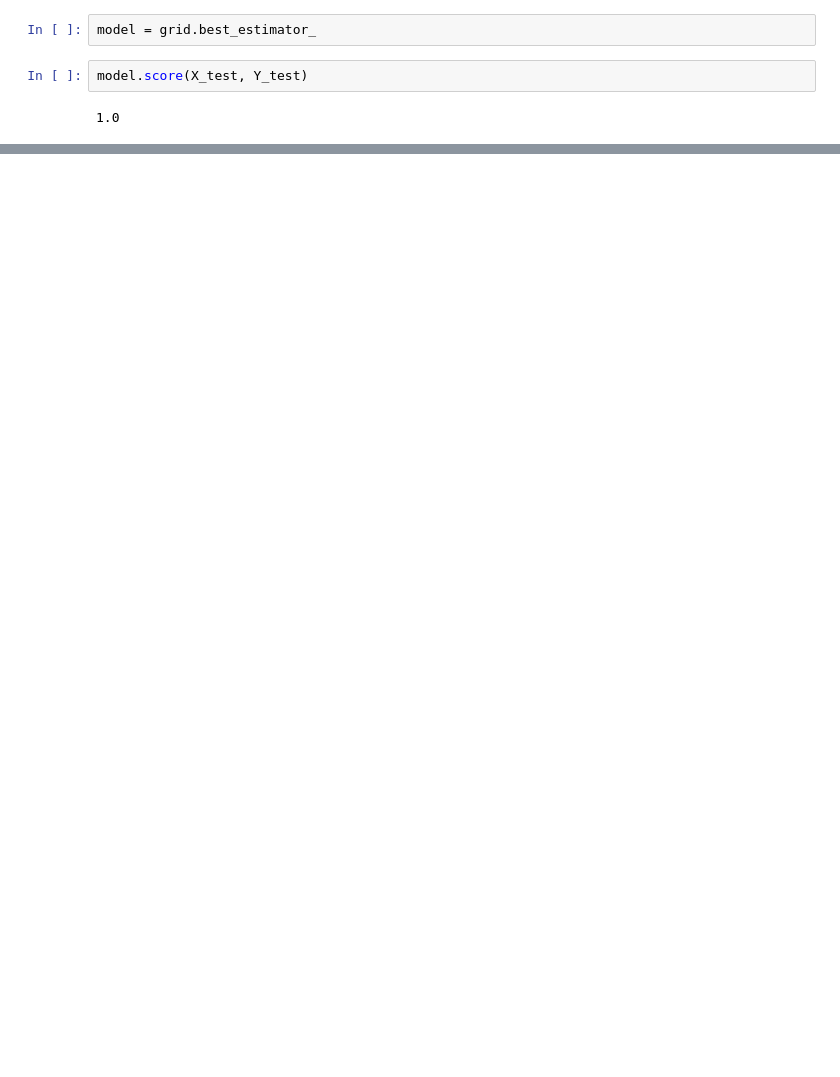
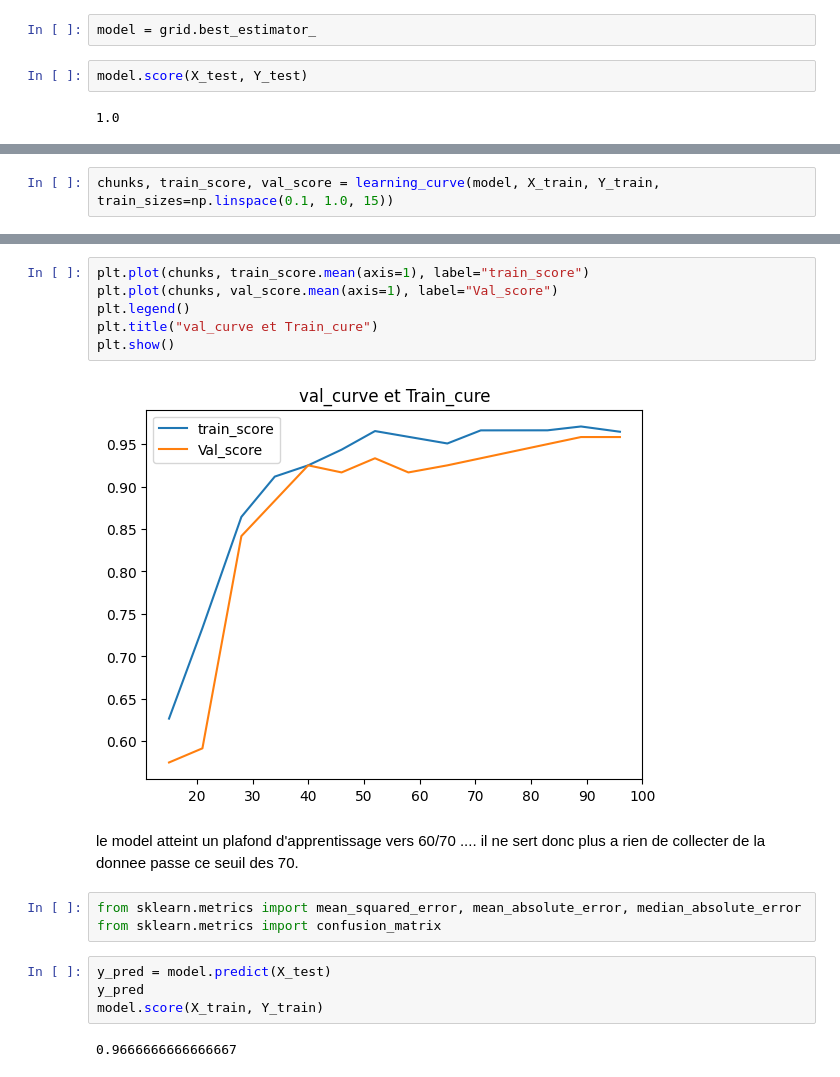
Before and after one commit to fabio-biot/CreditCardFraud, a Jupyter notebook: __exemple_iris_data/preprocessing.ipynb, the cells around one changed output, grey strips where cells are left out. Drawn from its saved outputs; the diff is of its cells as text; blank space fills up the shorter version.

```diff
--- a/__exemple_iris_data/preprocessing.ipynb
+++ b/__exemple_iris_data/preprocessing.ipynb
@@ -171,0 +178,2 @@ model.score(X_test, Y_test)
+# %%
+chunks, train_score, val_score = learning_curve(model, X_train, Y_train, train_sizes=np.linspace(0.1, 1.0, 15))
@@ -171,0 +220,19 @@ model.score(X_test, Y_test)
+# %%
+plt.plot(chunks, train_score.mean(axis=1), label="train_score")
+plt.plot(chunks, val_score.mean(axis=1), label="Val_score")
+plt.legend()
+plt.title("val_curve et Train_cure")
+plt.show()
+# %% [output]
+[figure, added]
+# %% [markdown]
+le model atteint un plafond d'apprentissage vers 60/70 .... il ne sert donc plus a rien de collecter de la donnee  passe ce seuil des 70.
+# %%
+from sklearn.metrics import mean_squared_error, mean_absolute_error, median_absolute_error
+from sklearn.metrics import confusion_matrix
+# %%
+y_pred = model.predict(X_test)
+y_pred
+model.score(X_train, Y_train)
+# %% [output]
+0.9666666666666667
```
Also changed, not shown: parts of 17 cells of this notebook, 3 other files.
